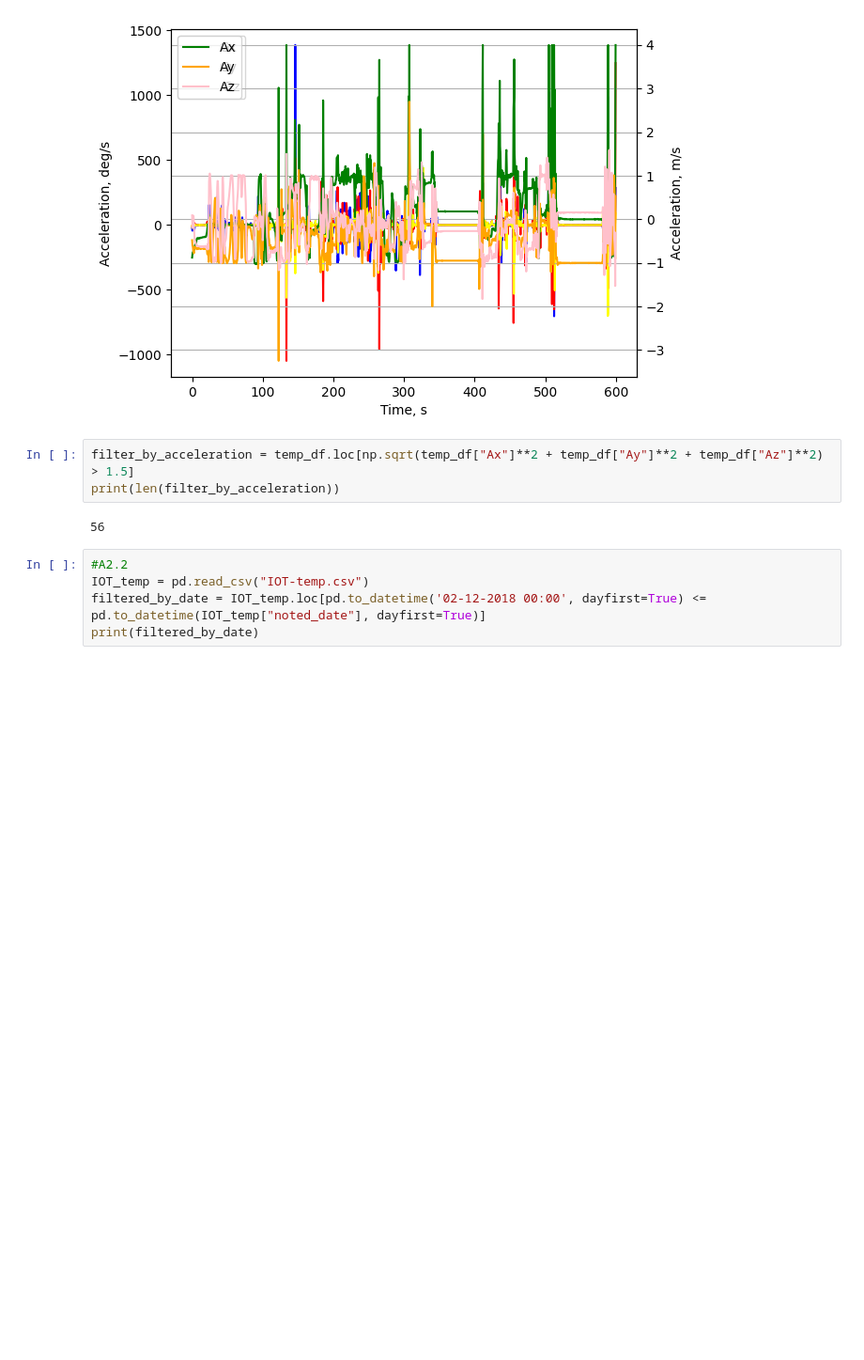
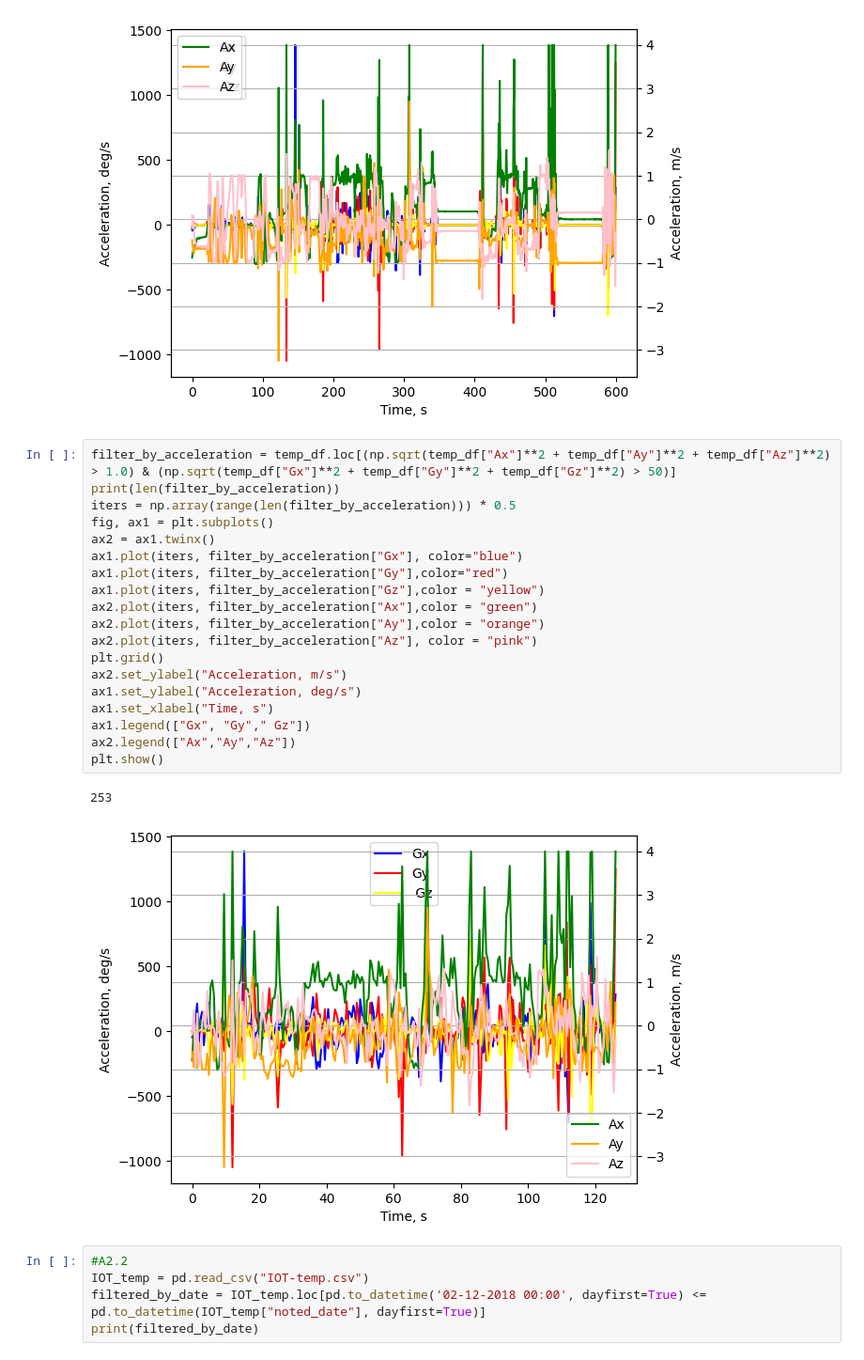
Before and after one commit to imgmaterial/AILabs, a Jupyter notebook: Labs/Lab2/Lab2.ipynb, the cells around one changed output. Shown at 94% size. Drawn from its saved outputs; the diff is of its cells as text; blank space fills up the shorter version.

```diff
--- a/Labs/Lab2/Lab2.ipynb
+++ b/Labs/Lab2/Lab2.ipynb
@@ -88,11 +88,28 @@ ax2.legend(["Ax","Ay","Az"])
 plt.show()
 # %% [output]
 [figure]
-# %%
-filter_by_acceleration = temp_df.loc[np.sqrt(temp_df["Ax"]**2 + temp_df["Ay"]**2 + temp_df["Az"]**2) > 1.5]
-print(len(filter_by_acceleration))
-# %% [output]
-56
+# %%
+filter_by_acceleration = temp_df.loc[(np.sqrt(temp_df["Ax"]**2 + temp_df["Ay"]**2 + temp_df["Az"]**2) > 1.0) & (np.sqrt(temp_df["Gx"]**2 + temp_df["Gy"]**2 + temp_df["Gz"]**2) > 50)]
+print(len(filter_by_acceleration))
+iters = np.array(range(len(filter_by_acceleration))) * 0.5
+fig, ax1 = plt.subplots()
+ax2 = ax1.twinx()
+ax1.plot(iters, filter_by_acceleration["Gx"], color="blue")
+ax1.plot(iters, filter_by_acceleration["Gy"],color="red")
+ax1.plot(iters, filter_by_acceleration["Gz"],color = "yellow")
+ax2.plot(iters, filter_by_acceleration["Ax"],color = "green")
+ax2.plot(iters, filter_by_acceleration["Ay"],color = "orange")
+ax2.plot(iters, filter_by_acceleration["Az"], color = "pink")
+plt.grid()
+ax2.set_ylabel("Acceleration, m/s")
+ax1.set_ylabel("Acceleration, deg/s")
+ax1.set_xlabel("Time, s")
+ax1.legend(["Gx", "Gy"," Gz"])
+ax2.legend(["Ax","Ay","Az"])
+plt.show()
+# %% [output]
+253
+[figure, added]
 # %%
 #A2.2
 IOT_temp = pd.read_csv("IOT-temp.csv")
```
